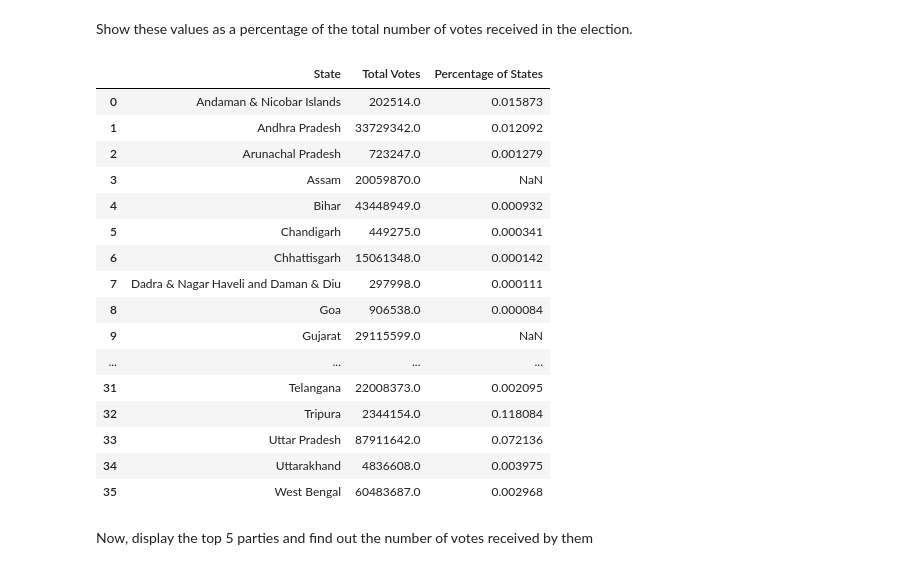
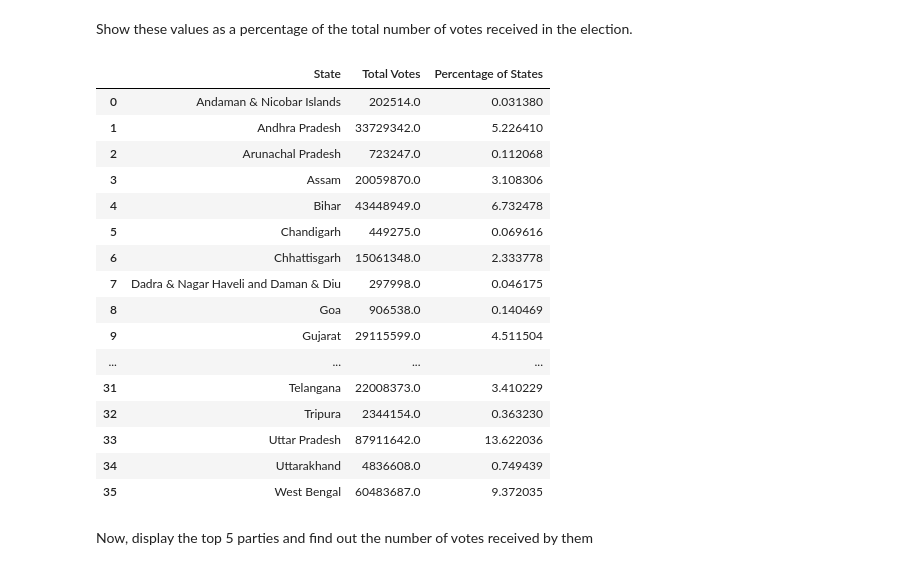
Before and after one commit to sanmeshh/Synapse_Tasks, a Jupyter notebook: task2-ipynb-sanmesh.ipynb, the cells around one changed output. Drawn from its saved outputs; the diff is of its cells as text; code cells hidden in the pictures.

```diff
--- a/task2-ipynb-sanmesh.ipynb
+++ b/task2-ipynb-sanmesh.ipynb
@@ -137,27 +132,29 @@ df3
 # %% [markdown]
 Show these values as a percentage of the total number of votes received in the election.
 # %%
+def per(x):
+    return (float(x)/645363445)*100
 total=df3['Total Votes'].sum()
-df3['Percentage  of States']=(df['Total Votes']/645363445.0)*100
+df3['Percentage  of States']=df3['Total Votes'].apply(per)
 df3
 # %% [output]
 |  | State | Total Votes | Percentage of States |
-| 0 | Andaman & Nicobar Islands | 202514.0 | 0.015873 |
-| 1 | Andhra Pradesh | 33729342.0 | 0.012092 |
-| 2 | Arunachal Pradesh | 723247.0 | 0.001279 |
-| 3 | Assam | 20059870.0 | NaN |
-| 4 | Bihar | 43448949.0 | 0.000932 |
-| 5 | Chandigarh | 449275.0 | 0.000341 |
-| 6 | Chhattisgarh | 15061348.0 | 0.000142 |
-| 7 | Dadra & Nagar Haveli and Daman & Diu | 297998.0 | 0.000111 |
-| 8 | Goa | 906538.0 | 0.000084 |
-| 9 | Gujarat | 29115599.0 | NaN |
+| 0 | Andaman & Nicobar Islands | 202514.0 | 0.031380 |
+| 1 | Andhra Pradesh | 33729342.0 | 5.226410 |
+| 2 | Arunachal Pradesh | 723247.0 | 0.112068 |
+| 3 | Assam | 20059870.0 | 3.108306 |
+| 4 | Bihar | 43448949.0 | 6.732478 |
+| 5 | Chandigarh | 449275.0 | 0.069616 |
+| 6 | Chhattisgarh | 15061348.0 | 2.333778 |
+| 7 | Dadra & Nagar Haveli and Daman & Diu | 297998.0 | 0.046175 |
+| 8 | Goa | 906538.0 | 0.140469 |
+| 9 | Gujarat | 29115599.0 | 4.511504 |
 | ... | ... | ... | ... |
-| 31 | Telangana | 22008373.0 | 0.002095 |
-| 32 | Tripura | 2344154.0 | 0.118084 |
-| 33 | Uttar Pradesh | 87911642.0 | 0.072136 |
-| 34 | Uttarakhand | 4836608.0 | 0.003975 |
-| 35 | West Bengal | 60483687.0 | 0.002968 |
+| 31 | Telangana | 22008373.0 | 3.410229 |
+| 32 | Tripura | 2344154.0 | 0.363230 |
+| 33 | Uttar Pradesh | 87911642.0 | 13.622036 |
+| 34 | Uttarakhand | 4836608.0 | 0.749439 |
+| 35 | West Bengal | 60483687.0 | 9.372035 |
 # %% [markdown]
 Now, display the top 5 parties and find out the number of votes received by them
 # %%
```
Also changed, not shown: parts of 5 cells of this notebook.
